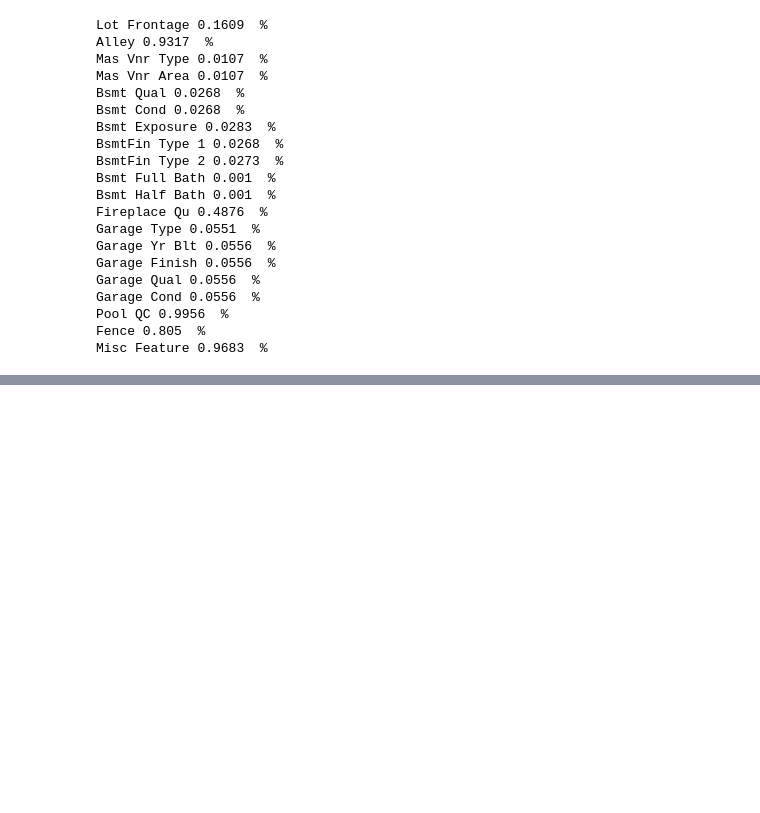
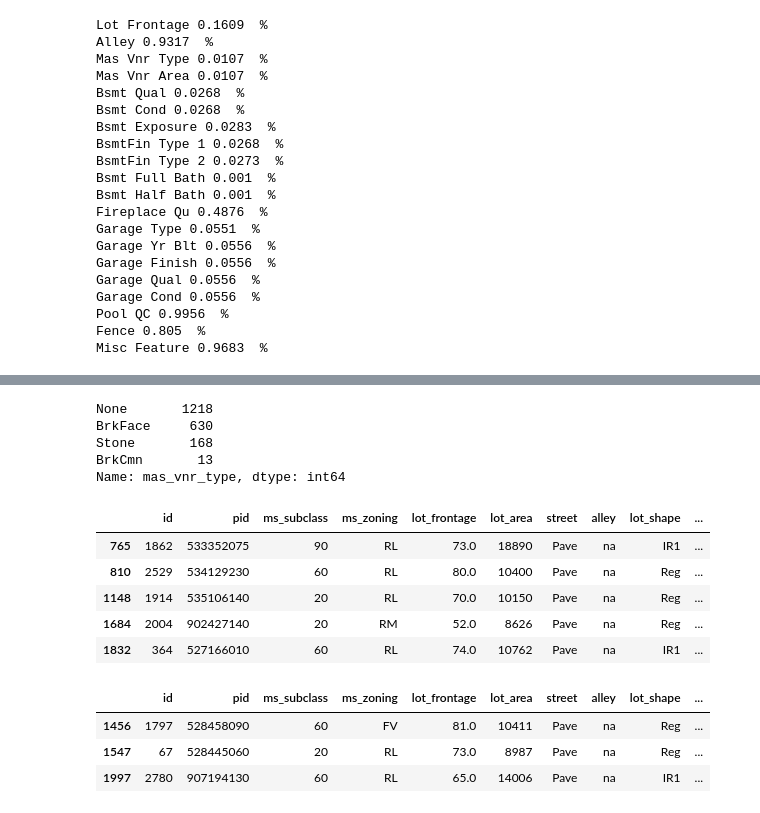
Before and after one commit to SongYuan-89/dsiprojects, a Jupyter notebook: Project_2/code/01. Train Data Cleaning.ipynb, the cells around one changed output, grey strips where cells are left out. Cells and saved outputs as stored; diff of their text form; code cells hidden in the pictures; blank space fills up the shorter version.

```diff
--- a/Project_2/code/01. Train Data Cleaning.ipynb
+++ b/Project_2/code/01. Train Data Cleaning.ipynb
@@ -295,0 +165,2 @@ train_df.iloc[[1712],[59]] = train_df.iloc[[1712],[59]].replace('Detchd','NA')
+# %%
+train_df['lot_frontage'].fillna(train_df['lot_frontage'].median(),inplace=True)
@@ -295,0 +175,2 @@ train_df.iloc[[1712],[59]] = train_df.iloc[[1712],[59]].replace('Detchd','NA')
+# %%
+train_df['alley'].fillna('na',inplace=True)
@@ -295,0 +187,22 @@ train_df.iloc[[1712],[59]] = train_df.iloc[[1712],[59]].replace('Detchd','NA')
+# %%
+train_df['mas_vnr_type'].value_counts()
+# %% [output]
+None       1218
+BrkFace     630
+Stone       168
+BrkCmn       13
+Name: mas_vnr_type, dtype: int64
+# %%
+train_df['mas_vnr_type'].fillna('na',inplace=True)
+# %%
+train_df['mas_vnr_area'].fillna(0.0,inplace=True)
+# %%
+#Cross reference to identify the rows that mas_vnr_type = None but there is value > 0 in mas_vnr_area
+train_df.loc[(train_df['mas_vnr_area']>0) & (train_df['mas_vnr_type']=='None')]
+# %% [output]
+|  | id | pid | ms_subclass | ms_zoning | lot_frontage | lot_area | street | alley | lot_shape | ... |
+| 765 | 1862 | 533352075 | 90 | RL | 73.0 | 18890 | Pave | na | IR1 | ... |
+| 810 | 2529 | 534129230 | 60 | RL | 80.0 | 10400 | Pave | na | Reg | ... |
+| 1148 | 1914 | 535106140 | 20 | RL | 70.0 | 10150 | Pave | na | Reg | ... |
+| 1684 | 2004 | 902427140 | 20 | RM | 52.0 | 8626 | Pave | na | Reg | ... |
+| 1832 | 364 | 527166010 | 60 | RL | 74.0 | 10762 | Pave | na | IR1 | ... |
@@ -295,0 +215,7 @@ train_df.iloc[[1712],[59]] = train_df.iloc[[1712],[59]].replace('Detchd','NA')
+# %%
+train_df.loc[(train_df['bsmt_exposure'].isnull()) & (train_df['bsmt_qual'].notnull())]
+# %% [output]
+|  | id | pid | ms_subclass | ms_zoning | lot_frontage | lot_area | street | alley | lot_shape | ... |
+| 1456 | 1797 | 528458090 | 60 | FV | 81.0 | 10411 | Pave | na | Reg | ... |
+| 1547 | 67 | 528445060 | 20 | RL | 73.0 | 8987 | Pave | na | Reg | ... |
+| 1997 | 2780 | 907194130 | 60 | RL | 65.0 | 14006 | Pave | na | IR1 | ... |
```
Also changed, not shown: parts of 157 cells of this notebook, 8 other files.
